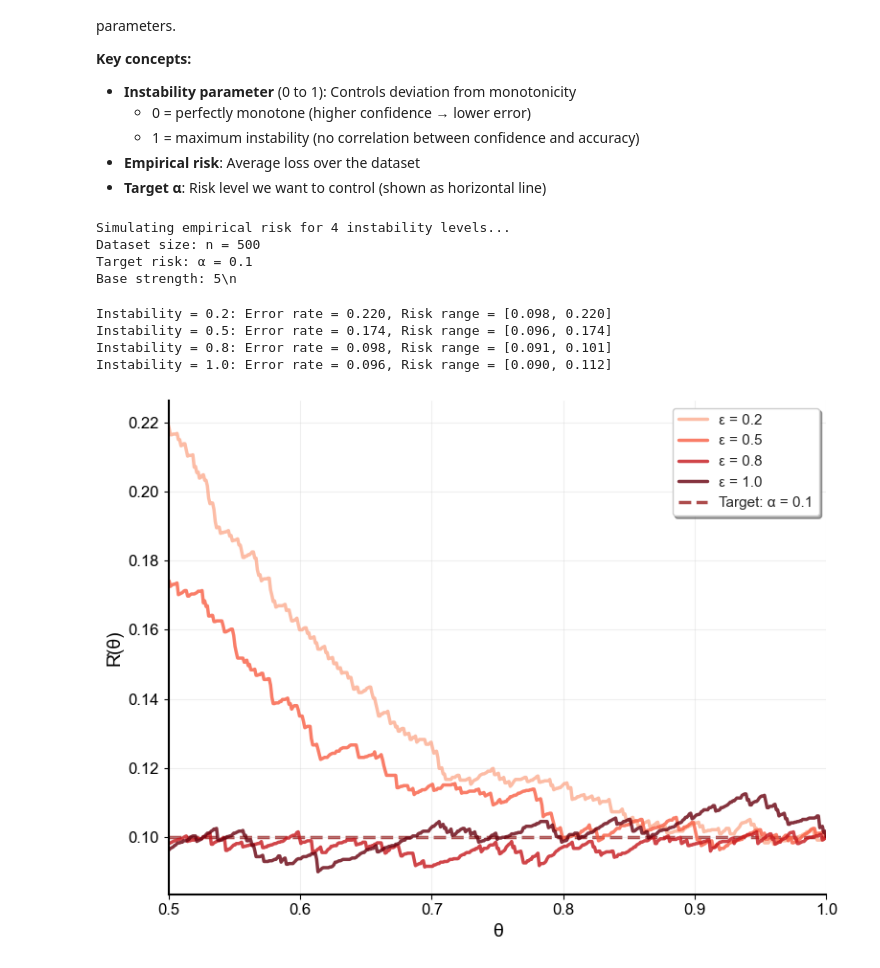
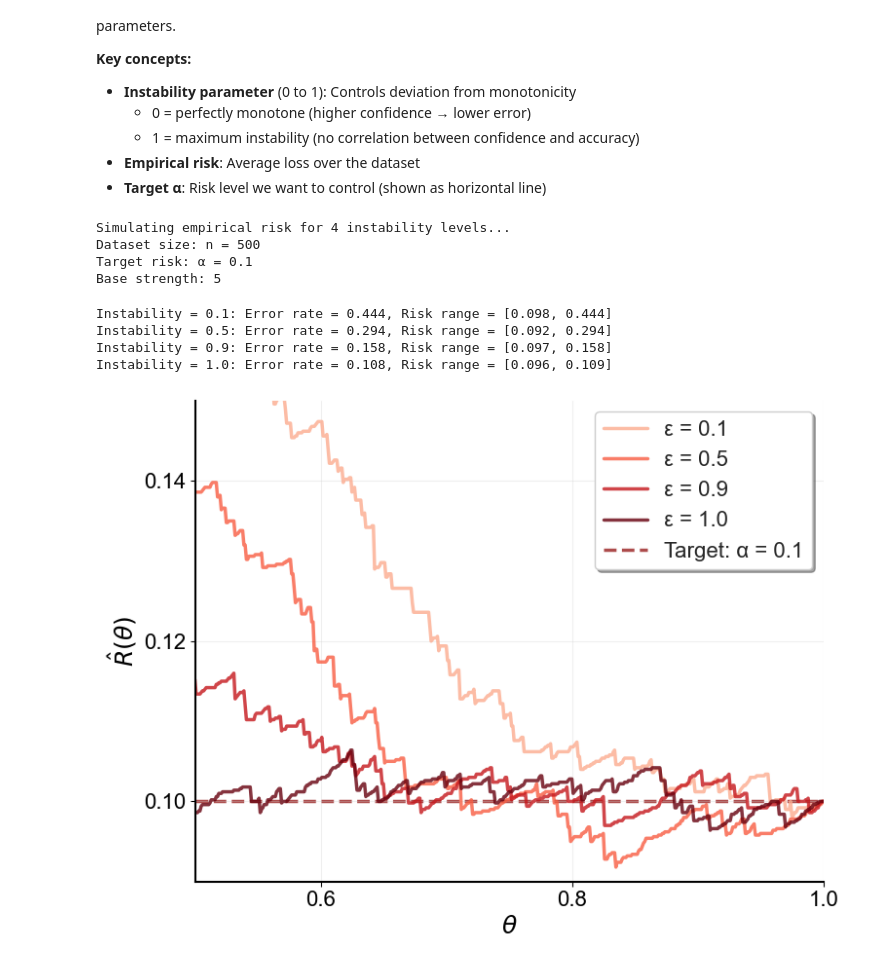
Before and after one commit to aangelopoulos/nonmonotonic-crc, a Jupyter notebook: selective_sim/visualize_risks.ipynb, the cells around one changed output. Saved outputs shown, nothing was run; the diff lists cells and outputs as text; code cells hidden in the pictures.

```diff
--- a/selective_sim/visualize_risks.ipynb
+++ b/selective_sim/visualize_risks.ipynb
@@ -6,10 +6,12 @@ from loss_simulator import simulate_empirical_risk
 
 # Set style
 sns.set_style("whitegrid")
-plt.rcParams['font.size'] = 12
-plt.rcParams['axes.labelsize'] = 14
-plt.rcParams['axes.titlesize'] = 16
-plt.rcParams['legend.fontsize'] = 11
+plt.rcParams['font.size'] = 16
+plt.rcParams['axes.labelsize'] = 18
+plt.rcParams['axes.titlesize'] = 22
+plt.rcParams['xtick.labelsize'] = 16
+plt.rcParams['ytick.labelsize'] = 16
+plt.rcParams['legend.fontsize'] = 16
 # %% [markdown]
 # Empirical Risk Visualization
 
@@ -28,7 +30,7 @@ alpha = 0.1  # target risk level
 base_strength = 5
 
 # Instability parameters to test
-instability_parameters = [0.2, 0.5, 0.8, 1]
+instability_parameters = [0.1, 0.5, 0.9, 1]
 
 # Create theta grid for visualization
 theta_grid = np.linspace(0, 1, 1000)
@@ -41,7 +43,7 @@ print(f"Base strength: {base_strength}")
 Simulating empirical risk for 4 instability levels...
 Dataset size: n = 500
 Target risk: α = 0.1
-Base strength: 5\n
+Base strength: 5
 # %%
 # Create figure with seaborn styling
 fig, ax = plt.subplots(1, 1, figsize=(8, 6))
@@ -62,40 +64,45 @@ for idx, instability_parameter in enumerate(instability_parameters):
         label += ' (monotone)'
 
     # Plot with seaborn-compatible styling
     ax.plot(theta_grid, empirical_risk, linewidth=2.5,
             color=colors[idx], label=label, alpha=0.8)
 
     # Print summary statistics
     print(f"Instability = {instability_parameter:.1f}: "
           f"Error rate = {E.mean():.3f}, "
           f"Risk range = [{empirical_risk.min():.3f}, {empirical_risk.max():.3f}]")
 
 # Add target risk line
 ax.axhline(y=alpha, color='darkred', linestyle='--', linewidth=2.5,
            label=f'Target: α = {alpha}', zorder=0, alpha=0.7)
 
 # Formatting
-ax.set_xlabel('θ', fontsize=14, color='black')
-ax.set_ylabel('R̂(θ)', fontsize=14, color='black')
-ax.legend(fontsize=11, loc='best', frameon=True, shadow=True)
+ax.set_xlabel(r'$\theta$', fontsize=18, color='black')
+ax.set_ylabel(r'$\hat{R}(\theta)$', fontsize=18, color='black')
+ax.legend(fontsize=16, loc='best', frameon=True, shadow=True)
 ax.grid(True, alpha=0.3)
 ax.set_xlim([0.5, 1])
+ax.set_ylim([0.09,0.15])
+
+# Reduce number of ticks significantly for better readability at smaller sizes
+ax.locator_params(axis='x', nbins=3)
+ax.locator_params(axis='y', nbins=4)
 
 # Add ticks on bottom and left only
-ax.tick_params(axis='x', colors='black', which='both', bottom=True, top=False)
-ax.tick_params(axis='y', colors='black', which='both', left=True, right=False)
+ax.tick_params(axis='x', colors='black', which='both', bottom=True, top=False, labelsize=16)
+ax.tick_params(axis='y', colors='black', which='both', left=True, right=False, labelsize=16)
 
 # Despine top and right, make remaining spines black
 sns.despine(ax=ax, top=True, right=True)
 for spine in ['bottom', 'left']:
     ax.spines[spine].set_edgecolor('black')
     ax.spines[spine].set_linewidth(1.5)
 
 plt.tight_layout()
 plt.savefig('./outputs/empirical_risk_instability.pdf', dpi=300, bbox_inches='tight')
 # %% [output]
-Instability = 0.2: Error rate = 0.220, Risk range = [0.098, 0.220]
-Instability = 0.5: Error rate = 0.174, Risk range = [0.096, 0.174]
-Instability = 0.8: Error rate = 0.098, Risk range = [0.091, 0.101]
-Instability = 1.0: Error rate = 0.096, Risk range = [0.090, 0.112]
+Instability = 0.1: Error rate = 0.444, Risk range = [0.098, 0.444]
+Instability = 0.5: Error rate = 0.294, Risk range = [0.092, 0.294]
+Instability = 0.9: Error rate = 0.158, Risk range = [0.097, 0.158]
+Instability = 1.0: Error rate = 0.108, Risk range = [0.096, 0.109]
-[figure, old version]
+[figure, new version]
```
Also changed, not shown: 14 other files.
